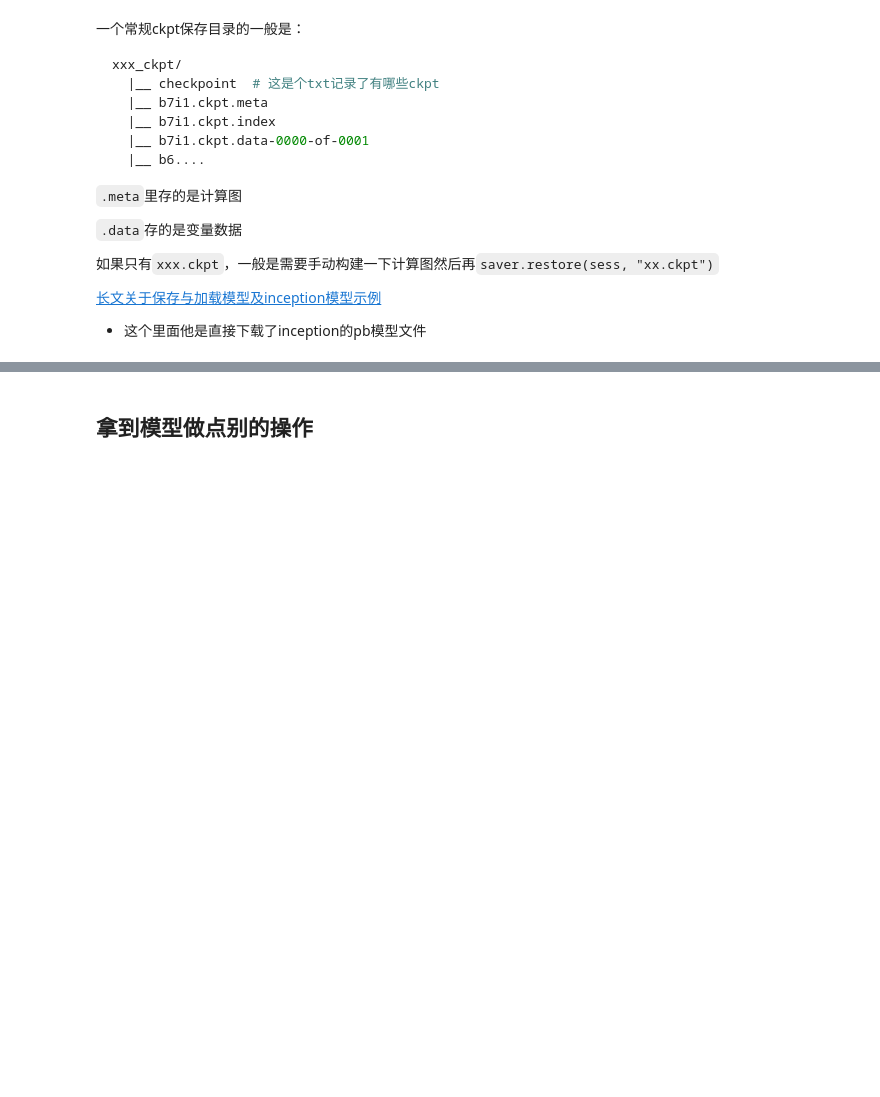
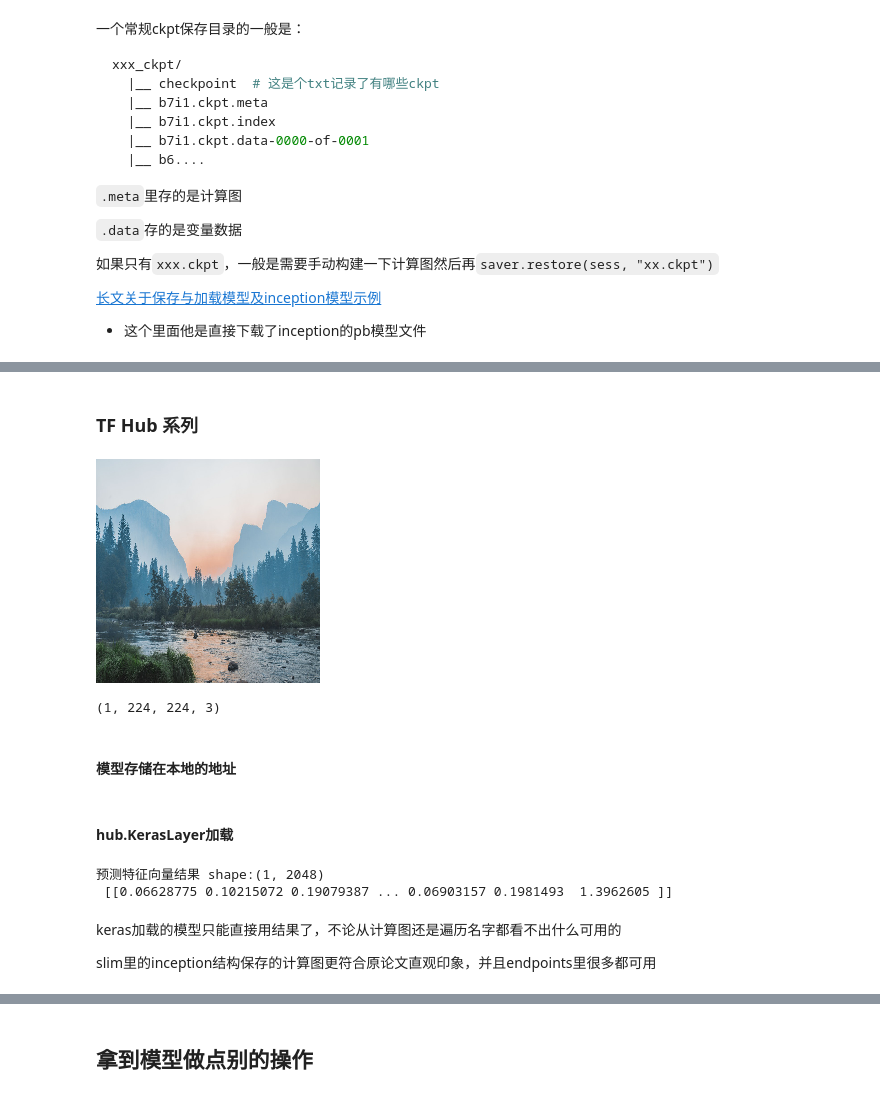
Before and after one commit to Zachary4biz/notebook_collection, a Jupyter notebook: TensorFlowManual.ipynb, the cells around one changed output, grey strips where cells are left out. Cells and saved outputs as stored; diff of their text form; code cells hidden in the pictures; blank space fills up the shorter version.

```diff
--- a/TensorFlowManual.ipynb
+++ b/TensorFlowManual.ipynb
@@ -62,0 +212,14 @@ saver.save(sess,"xxx")
+# %% [markdown]
+### TF Hub 系列
+# %%
+from zac_pyutils import CVUtils
+img = CVUtils.Load.image_by_pil_from("https://images.unsplash.com/photo-1506744038136-46273834b3fb?ixlib=rb-1.2.1&w=1000&q=80")
+img = img.resize((224,224))
+img
+image_batch = np.array(img)[np.newaxis,:] / 255.0
+image_batch.shape
+# %% [output]
+[figure, added]
+(1, 224, 224, 3)
+# %% [markdown]
+#### 模型存储在本地的地址
@@ -62,0 +229,18 @@ saver.save(sess,"xxx")
+# %% [markdown]
+#### hub.KerasLayer加载
+# %%
+tf.reset_default_graph()
+# 加载 | 这个版本不支持 hub.Module 加载模型
+url = "https://tfhub.dev/google/imagenet/inception_v3/feature_vector/4"
+model = tf.keras.Sequential([hub.KerasLayer(url, trainable=False)])
+IMAGE_SHAPE = (224, 224)
+# 拿到特征向量
+res = model.predict(image_batch)  # img_batch.shape: [N,224,224,3]
+print(f"预测特征向量结果 shape:{res.shape}\n",res)
+# %% [output]
+预测特征向量结果 shape:(1, 2048)
+ [[0.06628775 0.10215072 0.19079387 ... 0.06903157 0.1981493  1.3962605 ]]
+# %% [markdown]
+keras加载的模型只能直接用结果了，不论从计算图还是遍历名字都看不出什么可用的
+
+slim里的inception结构保存的计算图更符合原论文直观印象，并且endpoints里很多都可用
```
Also changed, not shown: parts of 29 cells of this notebook, 13 other files.
